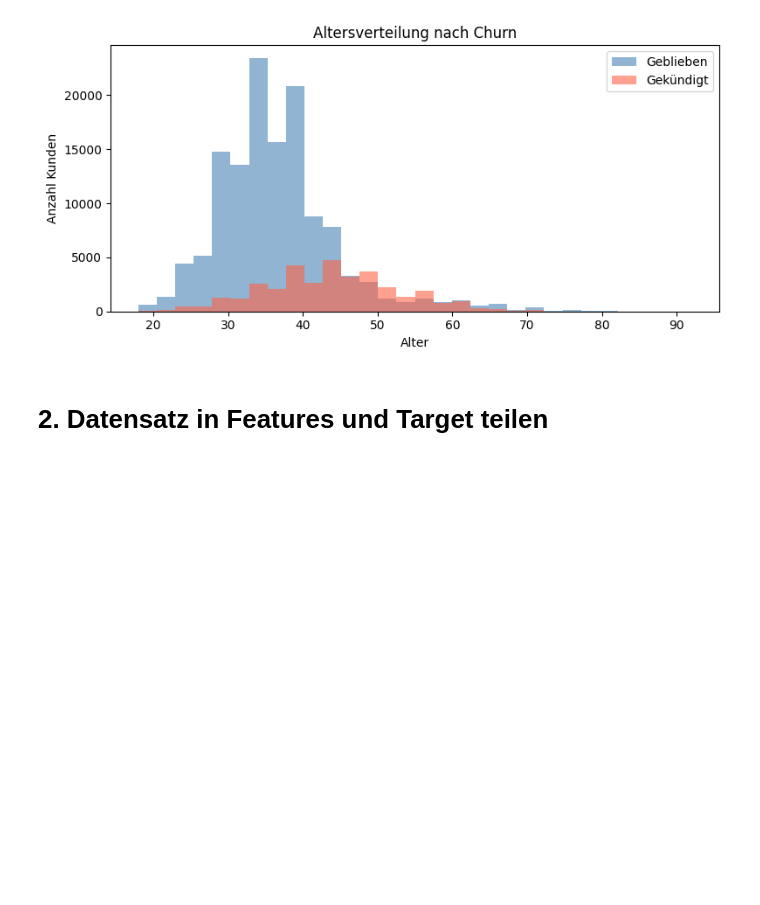
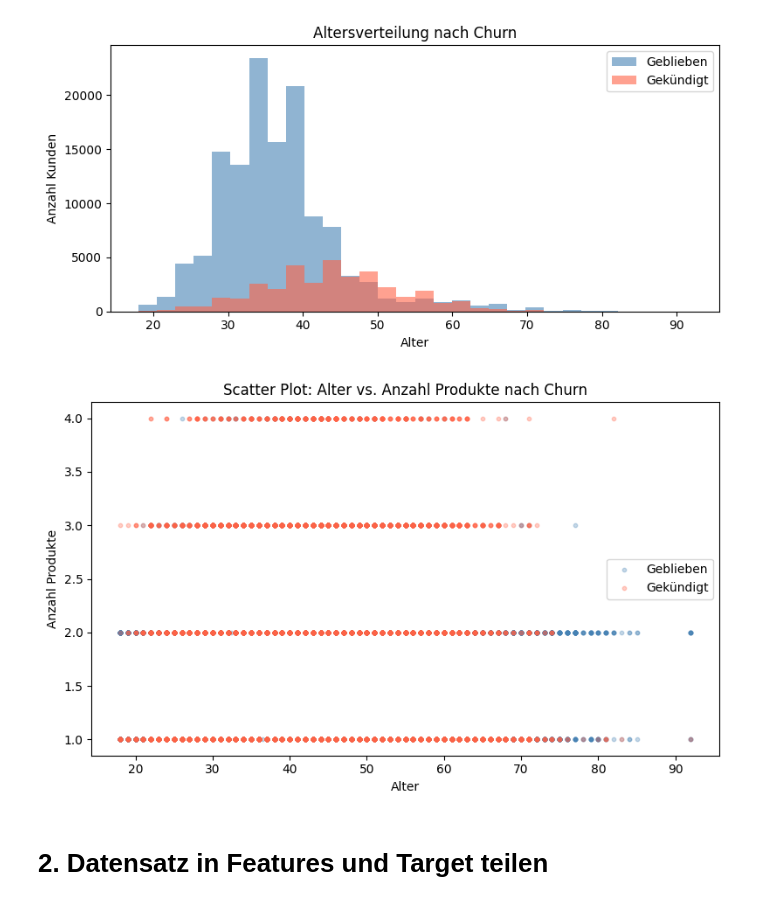
Before and after one commit to Oskar1324/churn-prediction-project, a Jupyter notebook: churn_project_1.ipynb, the cells around one changed output. Cells and saved outputs as stored; diff of their text form; code cells hidden in the pictures; blank space fills up the shorter version.

```diff
--- a/churn_project_1.ipynb
+++ b/churn_project_1.ipynb
@@ -107,6 +107,27 @@ plt.tight_layout()
 plt.show()
 # %% [output]
 [figure]
+# %%
+# Scatter Plot: Alter vs. Anzahl Produkte – eingefärbt nach Churn
+plt.figure(figsize=(8, 5))
+plt.scatter(
+    data[data["Exited"]==0]["Age"],
+    data[data["Exited"]==0]["NumOfProducts"],
+    alpha=0.3, color="steelblue", label="Geblieben", s=10
+)
+plt.scatter(
+    data[data["Exited"]==1]["Age"],
+    data[data["Exited"]==1]["NumOfProducts"],
+    alpha=0.3, color="tomato", label="Gekündigt", s=10
+)
+plt.xlabel("Alter")
+plt.ylabel("Anzahl Produkte")
+plt.title("Scatter Plot: Alter vs. Anzahl Produkte nach Churn")
+plt.legend()
+plt.tight_layout()
+plt.show()
+# %% [output]
+[figure, added]
 # %% [markdown]
 # 2. Datensatz in Features und Target teilen
 # %%
```
Also changed, not shown: parts of 18 cells of this notebook.
